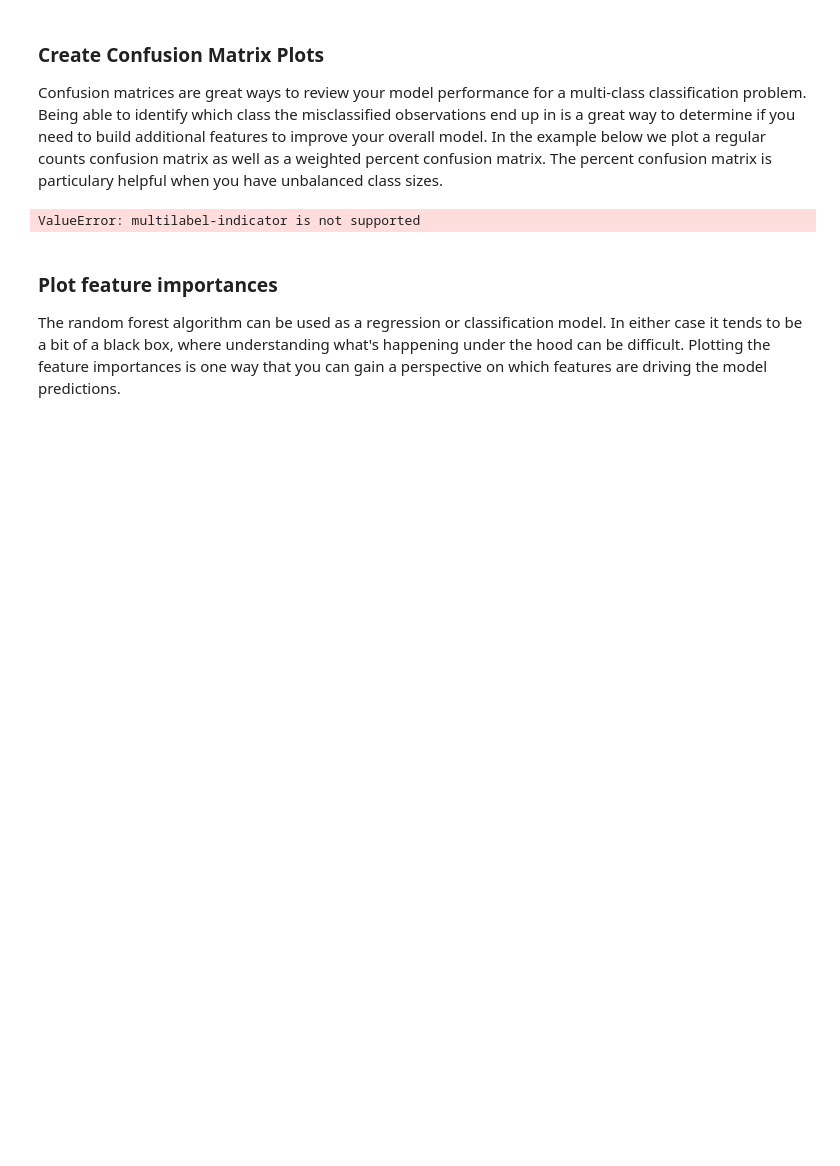
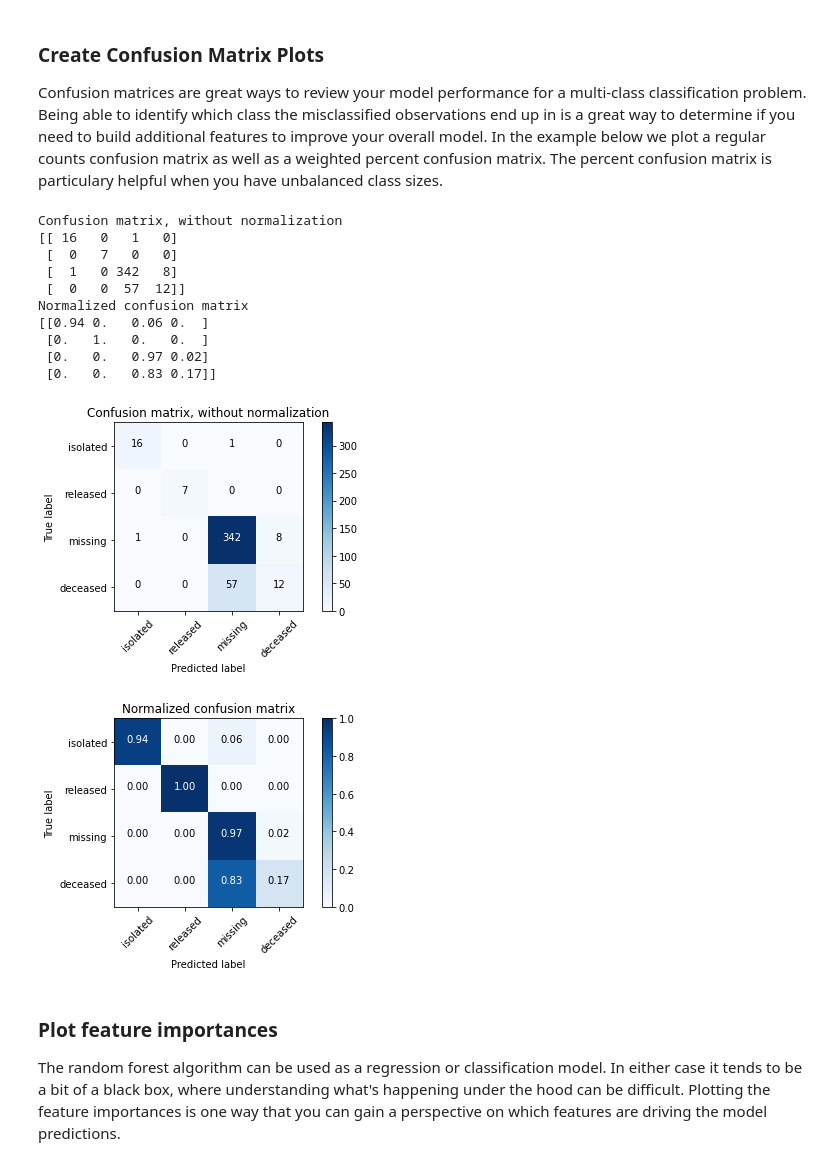
Before and after one commit to albertco18/dsc_v5, a Jupyter notebook: Unit 14 - Supervised Learning/14.4 Random Forest Coronavirus case study/RandomForest_copy_graph.ipynb, the cells around one changed output. Cells and saved outputs as stored; diff of their text form; code cells hidden in the pictures; blank space fills up the shorter version.

```diff
--- a/Unit 14 - Supervised Learning/14.4 Random Forest Coronavirus case study/RandomForest_copy_graph.ipynb
+++ b/Unit 14 - Supervised Learning/14.4 Random Forest Coronavirus case study/RandomForest_copy_graph.ipynb
@@ -480,4 +493,5 @@ array(['released', 'isolated', 'deceased', 0], dtype=object)
 X_with_state = pd.get_dummies(df)
 # %%
+#i think this is the way to go?
 X = pd.get_dummies(df.drop(columns = ['state']))
-y = df.state
+y = pd.get_dummies(df.state)
@@ -500,8 +514,5 @@ X_with_state
 # %% [markdown]
 ### Split the data into test and train subsamples
-# %%
-yy = df.state
-y = pd.get_dummies(yy)
 # %%
 from sklearn.model_selection import train_test_split
 
@@ -540,11 +556,12 @@ clf = RandomForestClassifier(n_estimators=300, random_state = 1,n_jobs=-1)
 model_res = clf.fit(X_train_scaled, y_train)
 y_pred = model_res.predict(X_test_scaled)
 y_pred_prob = model_res.predict_proba(X_test_scaled)
-lr_probs = y_pred_prob[:,1]
+lr_probs = y_pred_prob[:][1]
 ac = accuracy_score(y_test, y_pred)
 
 f1 = f1_score(y_test, y_pred, average='weighted')
-cm = confusion_matrix(y_test, y_pred)
+#cm = confusion_matrix(y_test, y_pred)
+cm = confusion_matrix(y_test.values.argmax(axis=1), y_pred.argmax(axis=1))
 
 print('Random Forest: Accuracy=%.3f' % (ac))
 
@@ -589,35 +607,47 @@ def plot_confusion_matrix(cm, classes,
     plt.yticks(tick_marks, classes)
 
     fmt = '.2f' if normalize else 'd'
     thresh = cm.max() / 2.
     for i, j in itertools.product(range(cm.shape[0]), range(cm.shape[1])):
         plt.text(j, i, format(cm[i, j], fmt),
                  horizontalalignment="center",
                  color="white" if cm[i, j] > thresh else "black")
 
     plt.ylabel('True label')
     plt.xlabel('Predicted label')
     plt.tight_layout()
 
 
 # Compute confusion matrix
-cnf_matrix = confusion_matrix(y_test, y_pred)
+#cnf_matrix = confusion_matrix(y_test, y_pred)
+cnf_matrix = confusion_matrix(y_test.values.argmax(axis=1), y_pred.argmax(axis=1))
 np.set_printoptions(precision=2)
 
 # Plot non-normalized confusion matrix
 plt.figure()
 plot_confusion_matrix(cnf_matrix, classes=class_names,
                       title='Confusion matrix, without normalization')
 #plt.savefig('figures/RF_cm_multi_class.png')
 
 # Plot normalized confusion matrix
 plt.figure()
 plot_confusion_matrix(cnf_matrix, classes=class_names, normalize=True,
                       title='Normalized confusion matrix')
 #plt.savefig('figures/RF_cm_proportion_multi_class.png', bbox_inches="tight")
 plt.show()
 # %% [output]
-ValueError: multilabel-indicator is not supported
+Confusion matrix, without normalization
+[[ 16   0   1   0]
+ [  0   7   0   0]
+ [  1   0 342   8]
+ [  0   0  57  12]]
+Normalized confusion matrix
+[[0.94 0.   0.06 0.  ]
+ [0.   1.   0.   0.  ]
+ [0.   0.   0.97 0.02]
+ [0.   0.   0.83 0.17]]
+[figure, added]
+[figure, added]
 # %% [markdown]
 ### Plot feature importances
 The random forest algorithm can be used as a regression or classification model. In either case it tends to be a bit of a black box, where understanding what's happening under the hood can be difficult. Plotting the feature importances is one way that you can gain a perspective on which features are driving the model predictions.
```
Also changed, not shown: parts of 24 cells of this notebook, 3 other files.
